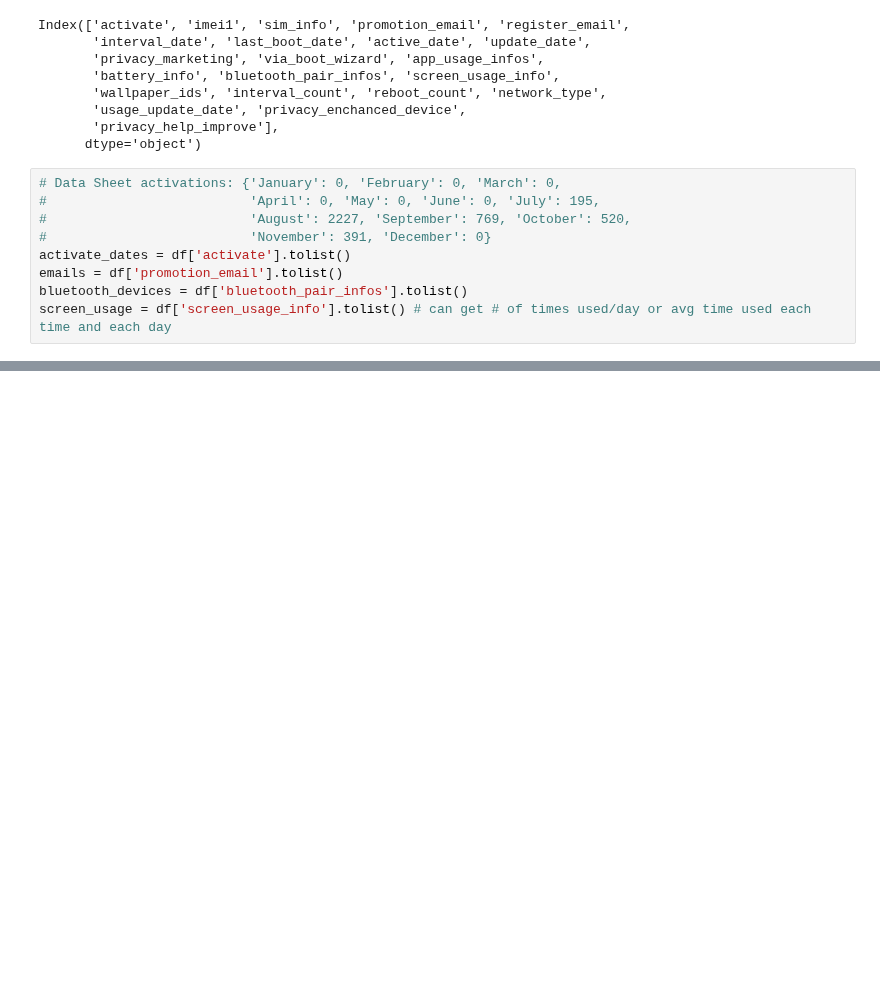
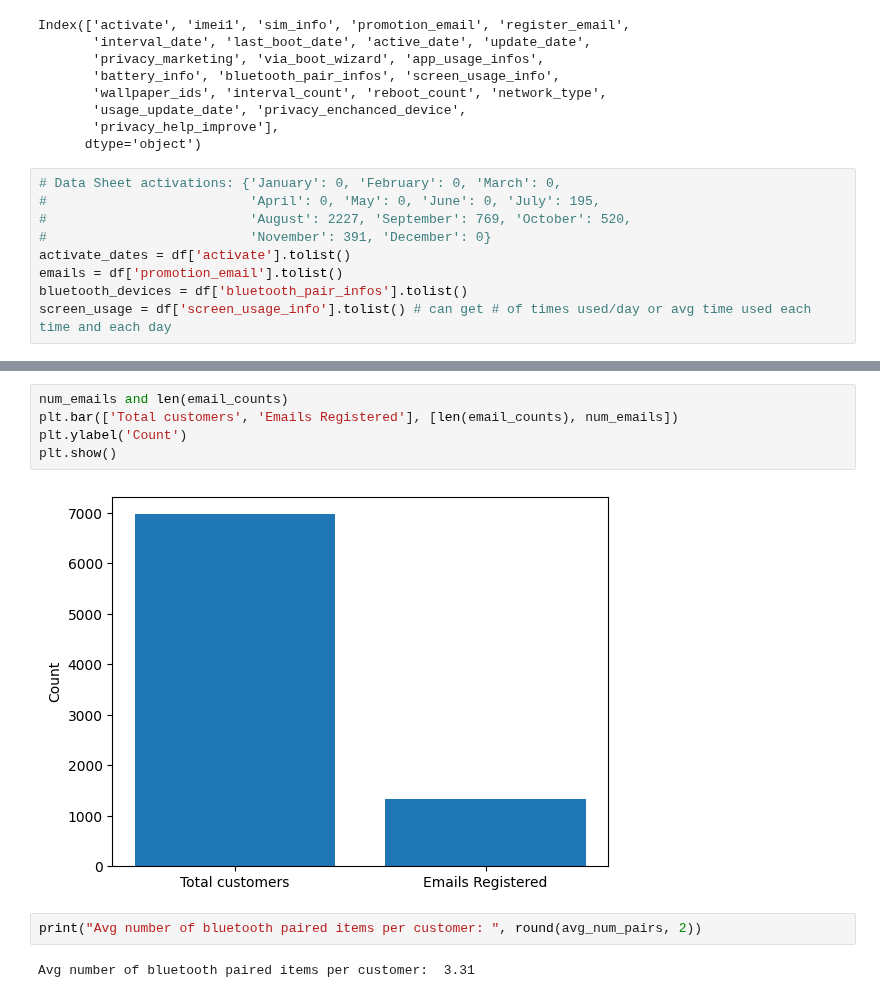
Before and after one commit to ACarrig/NUUMobile1, a Jupyter notebook: backend/Notebooks/april_data.ipynb, the cells around one changed output, grey strips where cells are left out. Cells and saved outputs as stored; diff of their text form; blank space fills up the shorter version.

```diff
--- a/backend/Notebooks/april_data.ipynb
+++ b/backend/Notebooks/april_data.ipynb
@@ -95,0 +180,11 @@ for device in bluetooth_devices:
+# %%
+num_emails and len(email_counts)
+plt.bar(['Total customers', 'Emails Registered'], [len(email_counts), num_emails])
+plt.ylabel('Count')
+plt.show()
+# %% [output]
+[figure, added]
+# %%
+print("Avg number of bluetooth paired items per customer: ", round(avg_num_pairs, 2))
+# %% [output]
+Avg number of bluetooth paired items per customer:  3.31
```
Also changed, not shown: parts of 8 cells of this notebook, 1 other file.
